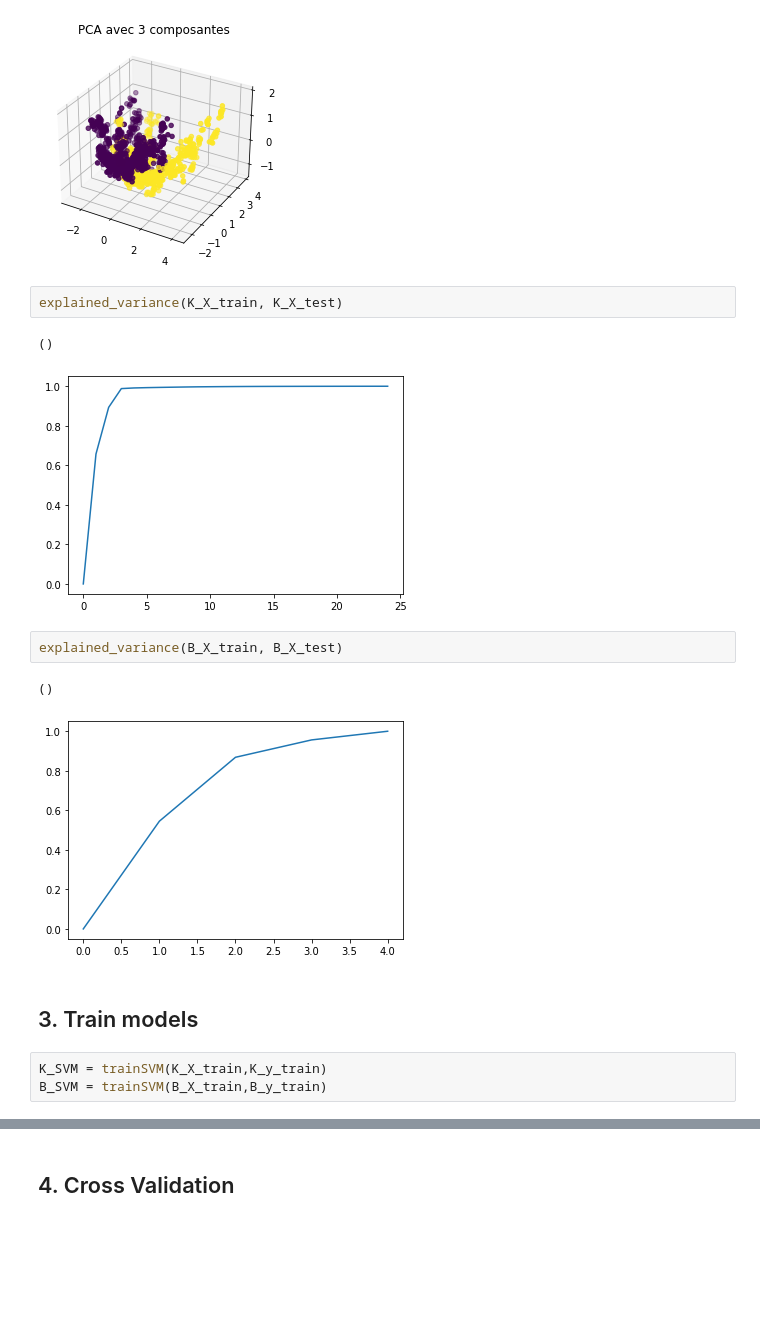
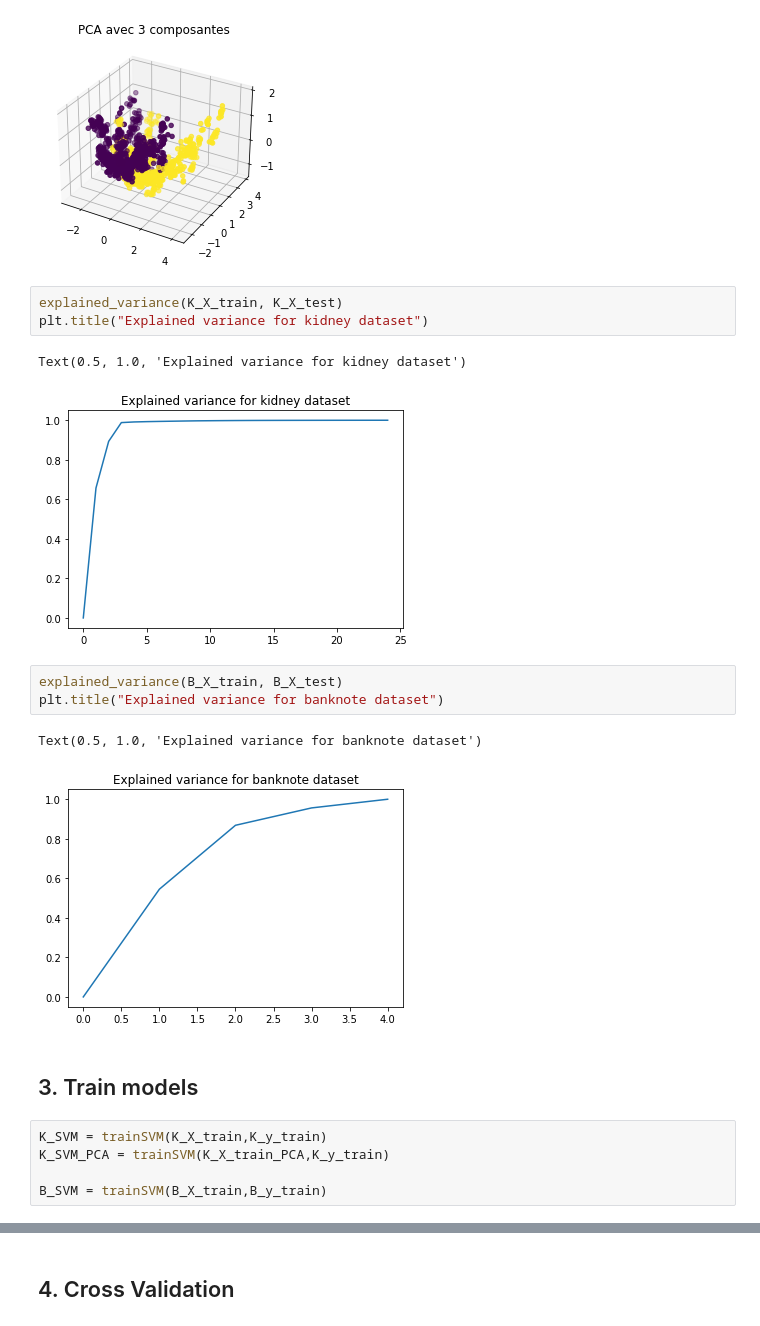
Before and after one commit to thibaultspriet/developmentProjectML, a Jupyter notebook: worflow.ipynb, the cells around one changed output, grey strips where cells are left out. Drawn from its saved outputs; the diff is of its cells as text; blank space fills up the shorter version.

Commit message:
Ajout de plot

```diff
--- a/worflow.ipynb
+++ b/worflow.ipynb
@@ -66,18 +67,22 @@ rep_data(B_X_train_PCA, B_X_test_PCA, B_y_train, B_y_test)
 [figure]
 # %%
 explained_variance(K_X_train, K_X_test)
+plt.title("Explained variance for kidney dataset")
 # %% [output]
-()
+Text(0.5, 1.0, 'Explained variance for kidney dataset')
-[figure, old version]
+[figure, new version]
 # %%
 explained_variance(B_X_train, B_X_test)
+plt.title("Explained variance for banknote dataset")
 # %% [output]
-()
+Text(0.5, 1.0, 'Explained variance for banknote dataset')
-[figure, old version]
+[figure, new version]
 # %% [markdown]
 ## 3. Train models
 # %%
 K_SVM = trainSVM(K_X_train,K_y_train)
+K_SVM_PCA = trainSVM(K_X_train_PCA,K_y_train)
+
 B_SVM = trainSVM(B_X_train,B_y_train)
 # %%
 K_LOGISTIC = trainLogisticRegression(K_X_train,K_y_train)
```
Also changed, not shown: parts of 7 cells of this notebook.
